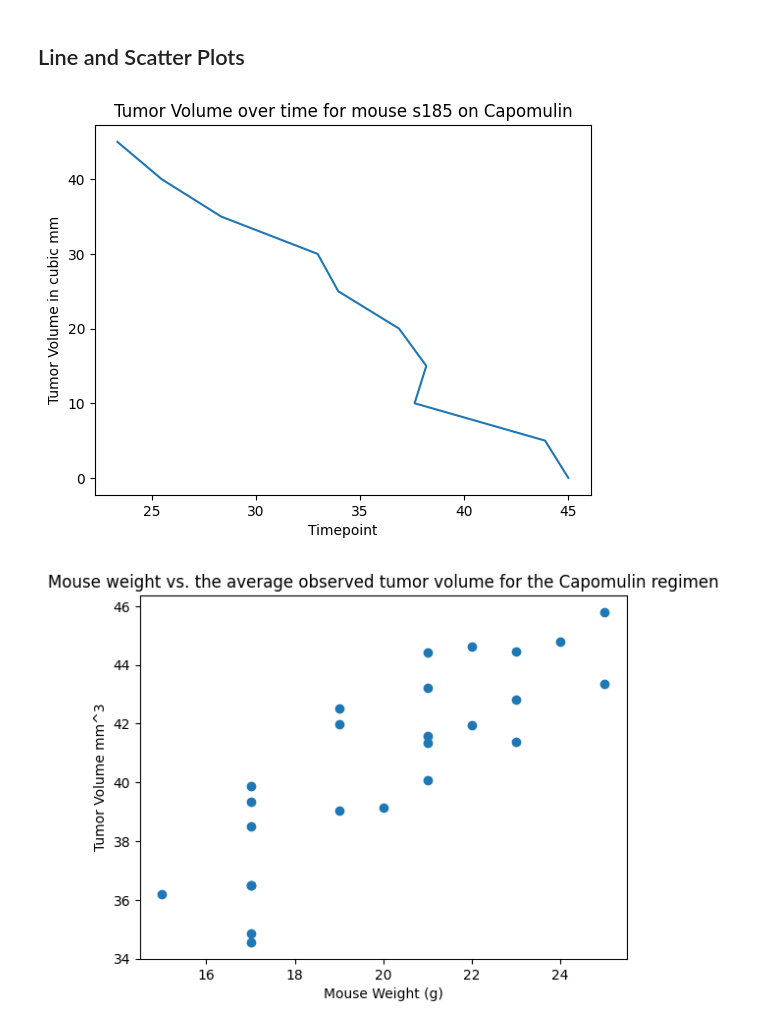
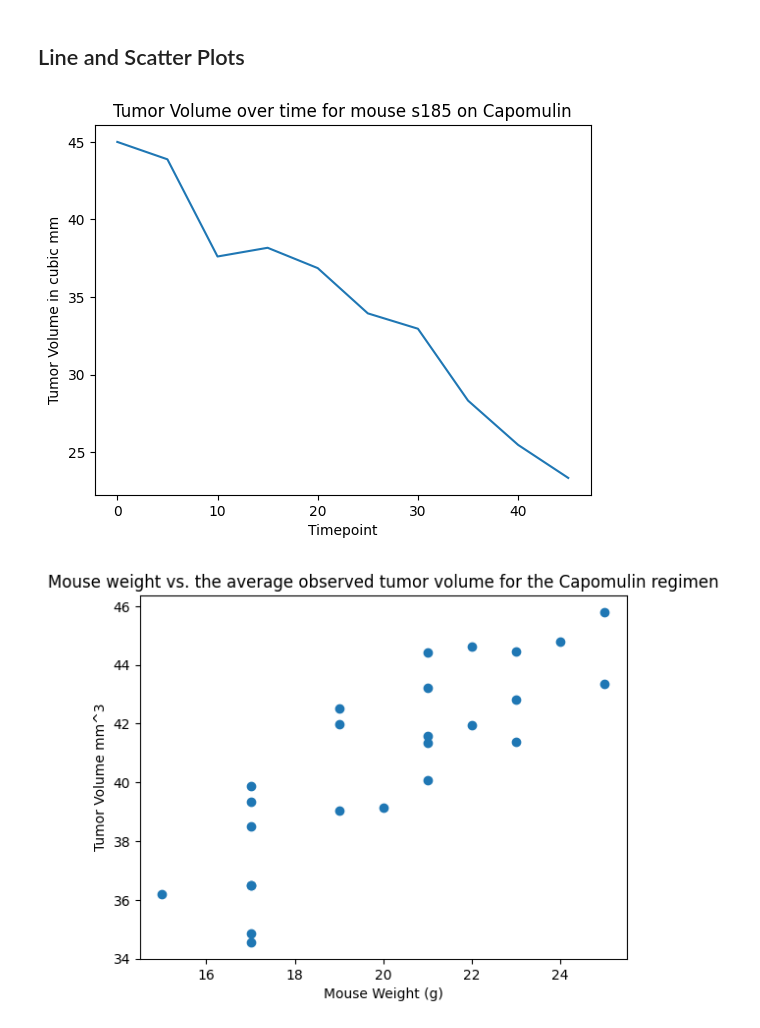
Before and after one commit to FrancisDoran/data-visualization-challenge, a Jupyter notebook: Pymaceuticals/pymaceuticals_starter.ipynb, the cells around one changed output. Saved outputs shown, nothing was run; the diff lists cells and outputs as text; code cells hidden in the pictures.

```diff
--- a/Pymaceuticals/pymaceuticals_starter.ipynb
+++ b/Pymaceuticals/pymaceuticals_starter.ipynb
@@ -241,13 +241,13 @@ plt.show()
 # %%
 # Generate a line plot of tumor volume vs. time point for a single mouse treated with Capomulin
 s185=df[df['Mouse ID']=='s185']
-plt.plot(s185['Tumor Volume (mm3)'],s185['Timepoint'])
+plt.plot(s185['Timepoint'],s185['Tumor Volume (mm3)'])
 plt.xlabel('Timepoint')
 plt.ylabel('Tumor Volume in cubic mm')
 plt.title('Tumor Volume over time for mouse s185 on Capomulin')
 plt.show()
 # %% [output]
-[figure, old version]
+[figure, new version]
 # %%
 # Generate a scatter plot of mouse weight vs. the average observed tumor volume for the entire Capomulin regimen
 Capomulin=df[df['Drug Regimen']=='Capomulin']
```
Also changed, not shown: parts of 2 cells of this notebook, 1 other file.
